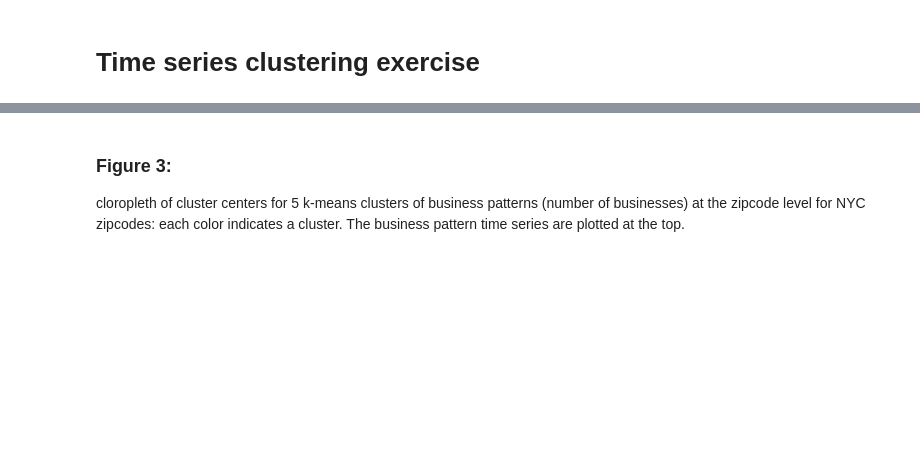
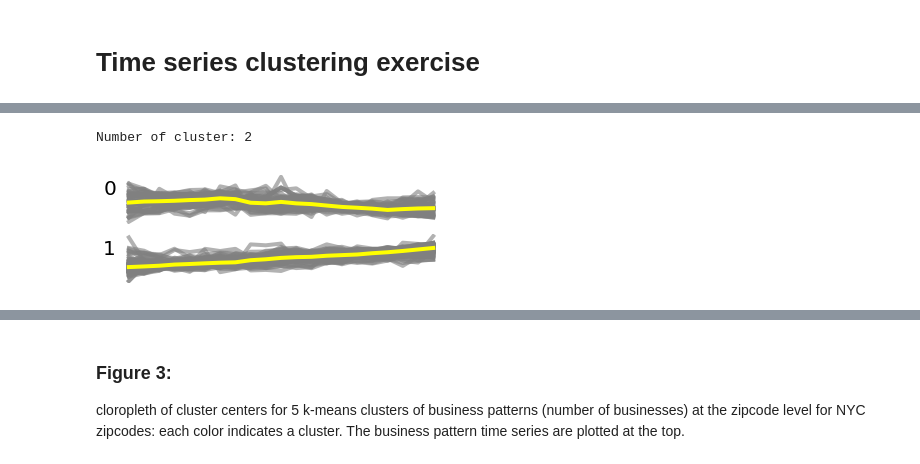
Before and after one commit to lingyielia/PUI2017_lz1714, a Jupyter notebook: HW11_lz1714/HW11_Assignment1.ipynb, the cells around one changed output, grey strips where cells are left out. Cells and saved outputs as stored; diff of their text form; code cells hidden in the pictures; blank space fills up the shorter version.

```diff
--- a/HW11_lz1714/HW11_Assignment1.ipynb
+++ b/HW11_lz1714/HW11_Assignment1.ipynb
@@ -165,0 +152,5 @@ mydata[i].mean() should be ~0 for all i in range(len(Nzipcodes))
+# %%
+mean = nyc.iloc[:,2:].mean(axis=1)
+std = nyc.iloc[:,2:].std(axis=1)
+nyc.iloc[:,2:] = nyc.iloc[:,2:].apply(lambda x: (x-mean) / std)
+nyc.head()
@@ -179,0 +179,3 @@ mydata[i].mean() should be ~0 for all i in range(len(Nzipcodes))
+# %%
+X = nyc.iloc[:,2:]
+range_n_clusters = range(2,10)
@@ -179,0 +192,6 @@ mydata[i].mean() should be ~0 for all i in range(len(Nzipcodes))
+# %%
+for n_clusters in range_n_clusters:
+    km = cluster.KMeans(n_clusters=n_clusters, n_init=12, random_state=999)
+    cluster_labels = km.fit_predict(X)
+    silhouette_avg = silhouette_score(X, cluster_labels)
+    print("For n_clusters = {}, the average silhouette_score is : {}".format(n_clusters, silhouette_avg))
@@ -179,0 +207,32 @@ mydata[i].mean() should be ~0 for all i in range(len(Nzipcodes))
+# %%
+def plotting_km_cluster(n_clusters):
+    #take in num of clustering, do k-means clustering,
+    #return clustering plotting
+    KM = cluster.KMeans(n_clusters=n_clusters, n_init=12, random_state=999)
+    KM.fit(X)
+    centers = KM.cluster_centers_
+    labels = KM.labels_
+    print ('Number of cluster: {}'.format(n_clusters))
+    year = range(1994, 2015)
+
+    #plot
+    fig = plt.figure(figsize=(6,n_clusters))
+    for i in range(n_clusters):
+        ax = fig.add_subplot(n_clusters,1,i+1)
+        ax.set_ylabel(i, fontsize=20, rotation=0)
+        ax.spines['top'].set_visible(False)
+        ax.spines['bottom'].set_visible(False)
+        ax.spines['right'].set_visible(False)
+        ax.spines['left'].set_visible(False)
+        plt.xticks([], [])
+        plt.yticks([], [])
+        for j in range(len(labels)):
+            if labels[j] == i:
+                plt.plot(year, X.iloc[j], alpha=0.6, color='grey', lw=4.0)
+        plt.plot(year, centers[i], color='yellow', lw=4.0)
+    plt.show()
+# %%
+plotting_km_cluster(2)
+# %% [output]
+Number of cluster: 2
+[figure, added]
```
Also changed, not shown: parts of 39 cells of this notebook.
